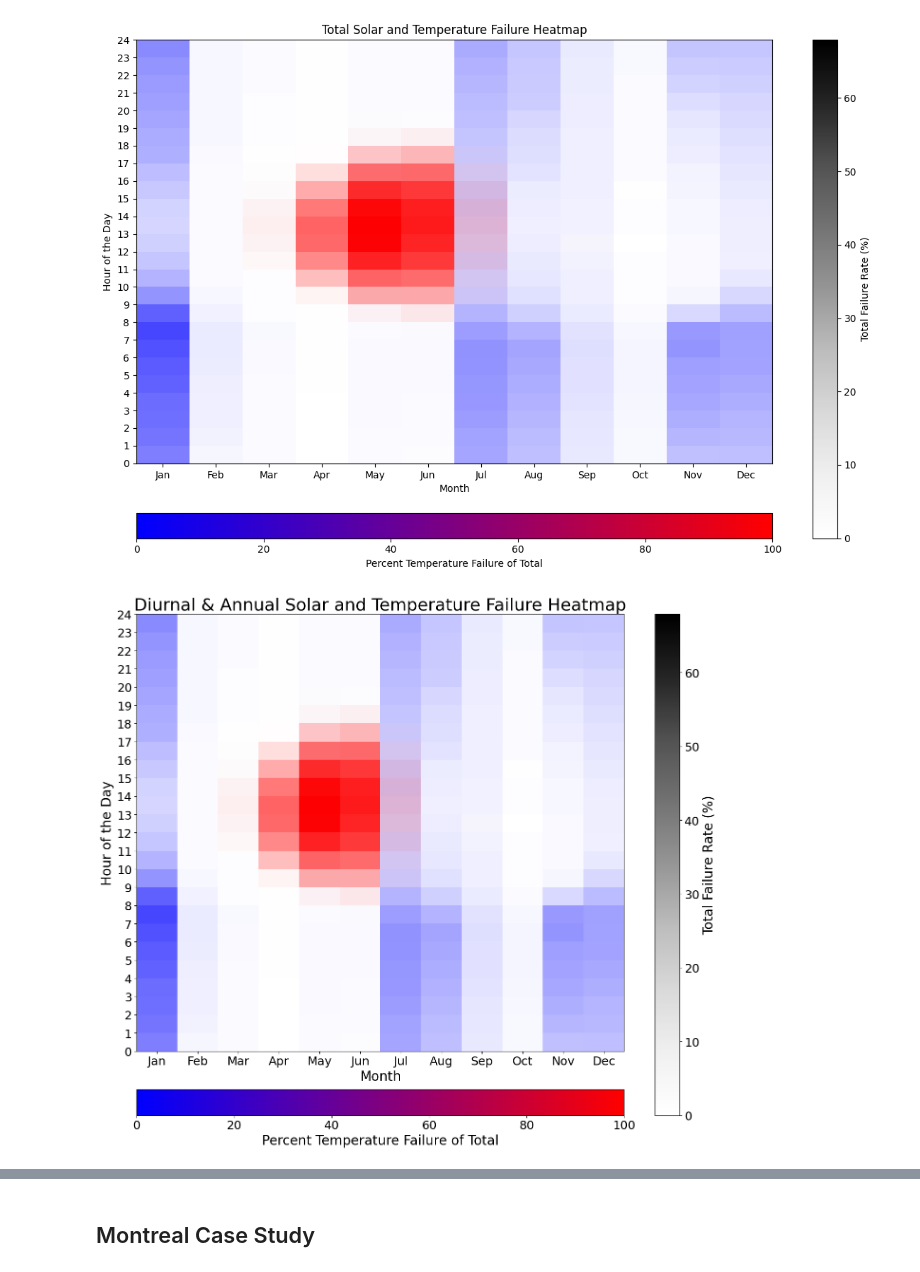
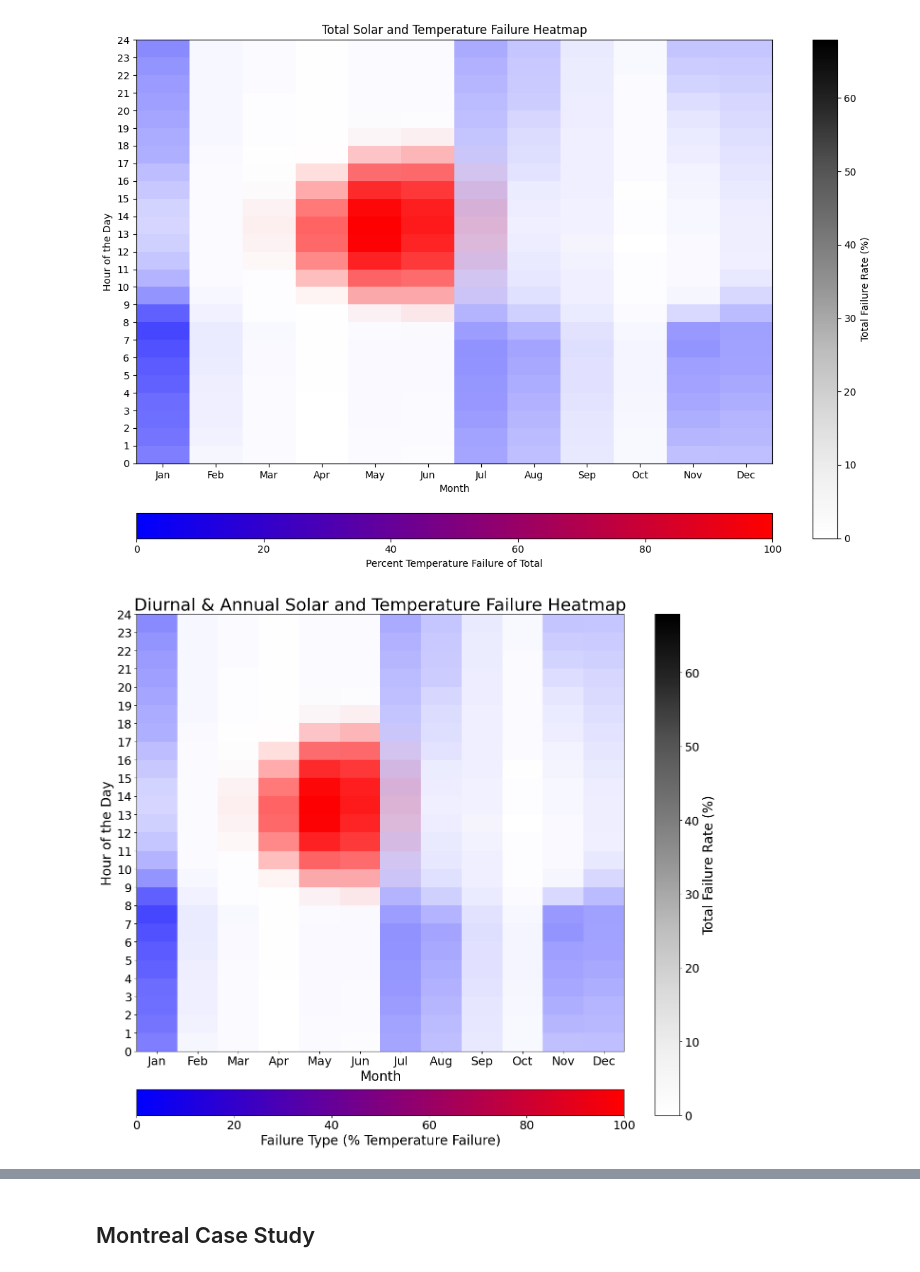
Before and after one commit to kyanshlipak/HT_monitor_model_public, a Jupyter notebook: global_modeling_figures_and_analysis.ipynb, the cells around one changed output, grey strips where cells are left out. Cells and saved outputs as stored; diff of their text form; code cells hidden in the pictures.

Commit message:
Finalizing Figures

```diff
--- a/global_modeling_figures_and_analysis.ipynb
+++ b/global_modeling_figures_and_analysis.ipynb
@@ -1872,32 +1949,32 @@ def chart_combined_failure_with_intensity(solar_data, temp_data):
 	ax.set_xlabel('Month', fontsize=20)
 	ax.set_ylabel('Hour of the Day', fontsize=20)
 	ax.set_xticks(np.arange(0.5, 12, 1))
 	ax.set_xticklabels(['Jan', 'Feb', 'Mar', 'Apr', 'May', 'Jun',
 						'Jul', 'Aug', 'Sep', 'Oct', 'Nov', 'Dec'], fontsize=18)
 	ax.invert_yaxis()
 
 	# Colorbar for ratio
 	divider = make_axes_locatable(ax)
 	cax_ratio = divider.append_axes("bottom", size="6%", pad=0.8)
 	sm_ratio = plt.cm.ScalarMappable(cmap=combined_cmap, norm=norm_ratio)
 	sm_ratio.set_array([])
 	cbar_ratio = plt.colorbar(sm_ratio, cax=cax_ratio, orientation='horizontal')
-	cbar_ratio.set_label('Percent Temperature Failure of Total', fontsize=20)
+	cbar_ratio.set_label('Failure Type (% Temperature Failure)', fontsize=20)
 	cbar_ratio.ax.tick_params(labelsize=18)
 
 
 	# Colorbar for intensity
 	sm_intensity = plt.cm.ScalarMappable(cmap='Greys', norm=norm_intensity)
 	sm_intensity.set_array([])
 	cbar_intensity = fig.colorbar(sm_intensity, ax=ax, orientation='vertical')
 	cbar_intensity.set_label('Total Failure Rate (%)', fontsize=20)
 	cbar_intensity.ax.tick_params(labelsize=18)
 
 	plt.tight_layout()
 	return fig, intensity_matrix
 
 # Usage
 fig, intensity_matrix = chart_combined_failure_with_intensity(solar_data, temp_data)
 plt.show()
 # %% [output]
-[figure, old version]
+[figure, new version]
```
Also changed, not shown: parts of 22 cells of this notebook, 2 other files.
